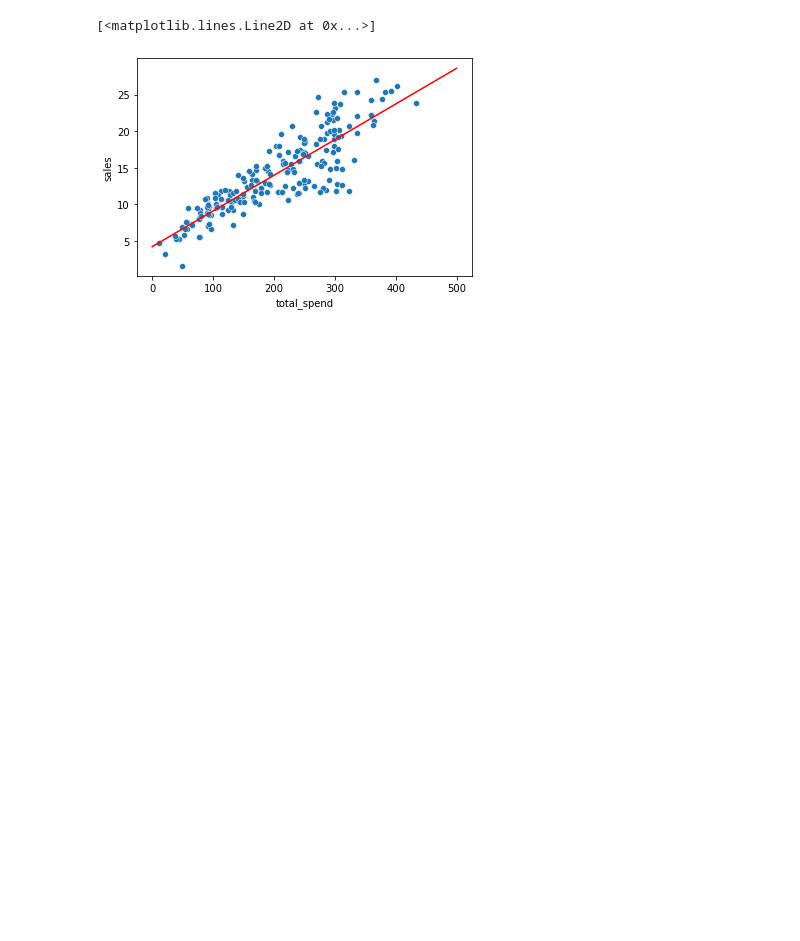
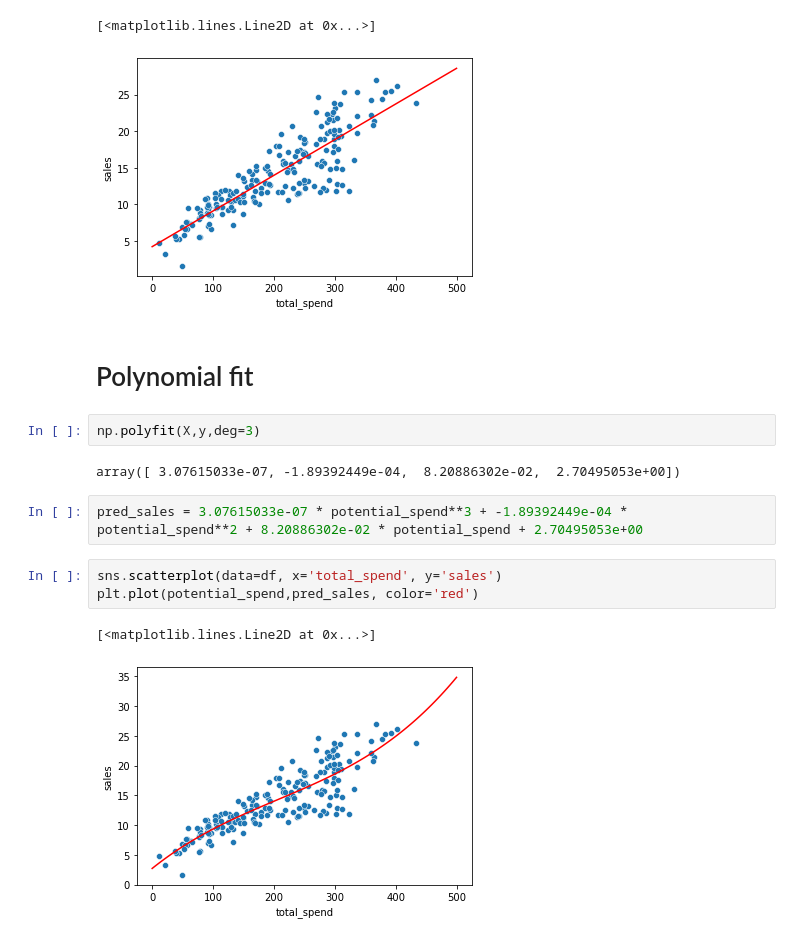
Before and after one commit to rdallagnolo/models_linear-regression, a Jupyter notebook: linear-regression.ipynb, the cells around one changed output. Cells and saved outputs as stored; diff of their text form; blank space fills up the shorter version.

```diff
--- a/linear-regression.ipynb
+++ b/linear-regression.ipynb
@@ -52,3 +51,17 @@ plt.plot(potential_spend,predicted_sales, color='red')
 # %% [output]
 [<matplotlib.lines.Line2D at 0x...>]
 [figure]
+# %% [markdown]
+# Polynomial fit
+# %%
+np.polyfit(X,y,deg=3)
+# %% [output]
+array([ 3.07615033e-07, -1.89392449e-04,  8.20886302e-02,  2.70495053e+00])
+# %%
+pred_sales = 3.07615033e-07 * potential_spend**3 + -1.89392449e-04 * potential_spend**2 + 8.20886302e-02 * potential_spend + 2.70495053e+00
+# %%
+sns.scatterplot(data=df, x='total_spend', y='sales')
+plt.plot(potential_spend,pred_sales, color='red')
+# %% [output]
+[<matplotlib.lines.Line2D at 0x...>]
+[figure, added]
```
Also changed, not shown: parts of 1 cell of this notebook.
